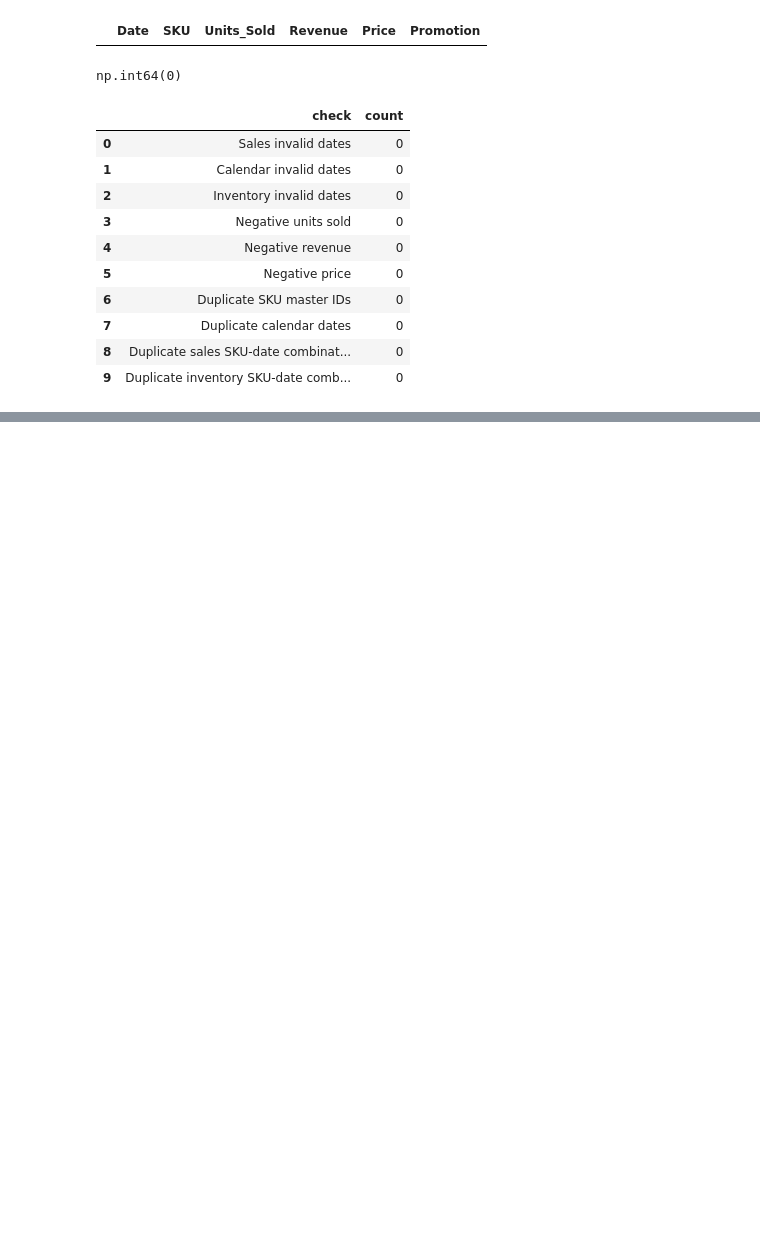
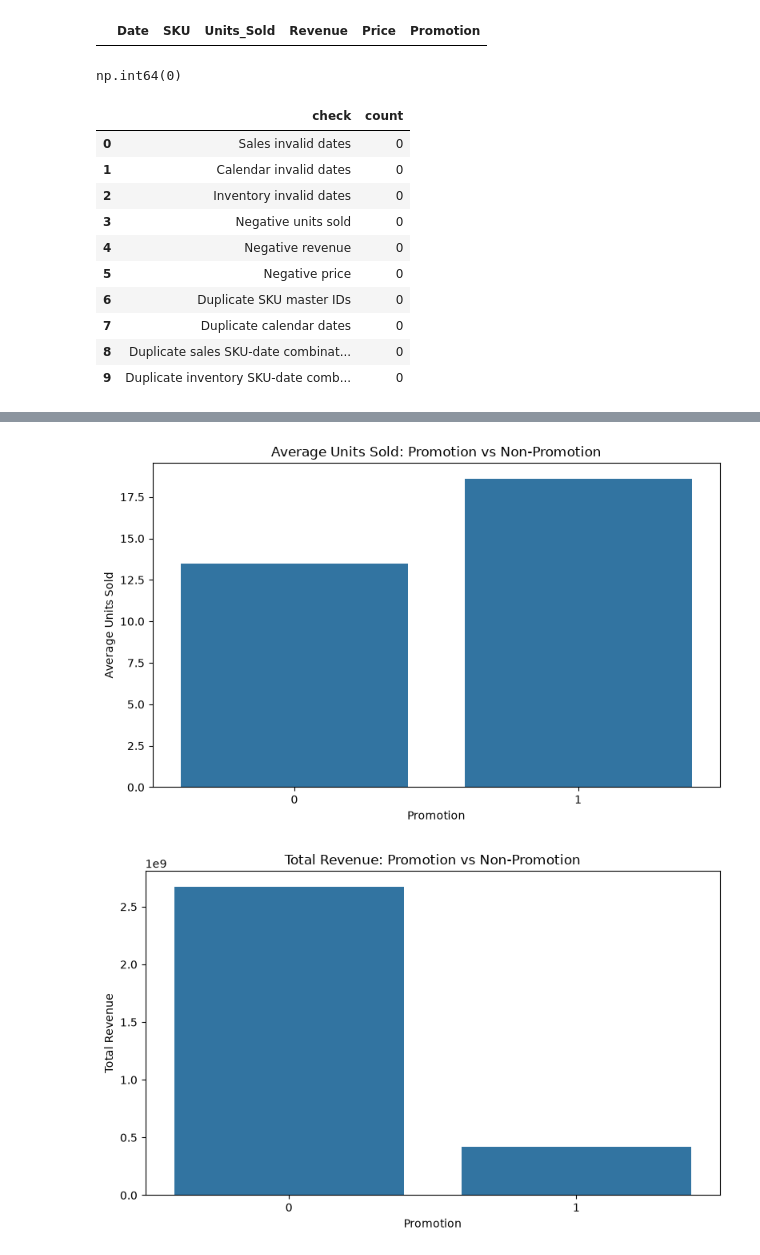
Before and after one commit to akrititripathi9090-lang/foresight-demand-inventory-intelligence, a Jupyter notebook: notebooks/01_data_quality_EDA.ipynb, the cells around one changed output, grey strips where cells are left out. Drawn from its saved outputs; the diff is of its cells as text; code cells hidden in the pictures; blank space fills up the shorter version.

```diff
--- a/notebooks/01_data_quality_EDA.ipynb
+++ b/notebooks/01_data_quality_EDA.ipynb
@@ -433,0 +839,51 @@ validation_summary
+# %%
+# 5. Promotions and Non-Promotional Analysis
+
+promotion_summary = (
+    analysis_df
+    .groupby("Promotion", as_index=False)
+    .agg(
+        Total_Units_Sold=("Units_Sold", "sum"),
+        Total_Revenue=("Revenue", "sum"),
+        Average_Units_Sold=("Units_Sold", "mean"),
+        Average_Revenue=("Revenue", "mean"),
+        Number_of_Records=("SKU", "count")
+    )
+)
+
+display(promotion_summary)
+
+
+# Average units sold during promotion vs non-promotion
+
+plt.figure(figsize=(8, 5))
+
+sns.barplot(
+    data=promotion_summary,
+    x="Promotion",
+    y="Average_Units_Sold"
+)
+
+plt.title("Average Units Sold: Promotion vs Non-Promotion")
+plt.xlabel("Promotion")
+plt.ylabel("Average Units Sold")
+plt.tight_layout()
+plt.show()
+
+
+# Total revenue during promotion vs non-promotion
+
+plt.figure(figsize=(8, 5))
+
+sns.barplot(
+    data=promotion_summary,
+    x="Promotion",
+    y="Total_Revenue"
+)
+
+plt.title("Total Revenue: Promotion vs Non-Promotion")
+plt.xlabel("Promotion")
+plt.ylabel("Total Revenue")
+plt.tight_layout()
+plt.show()
+# %% [output]
@@ -433,0 +893,2 @@ validation_summary
+[figure, added]
+[figure, added]
```
Also changed, not shown: parts of 35 cells of this notebook, 3 other files.
